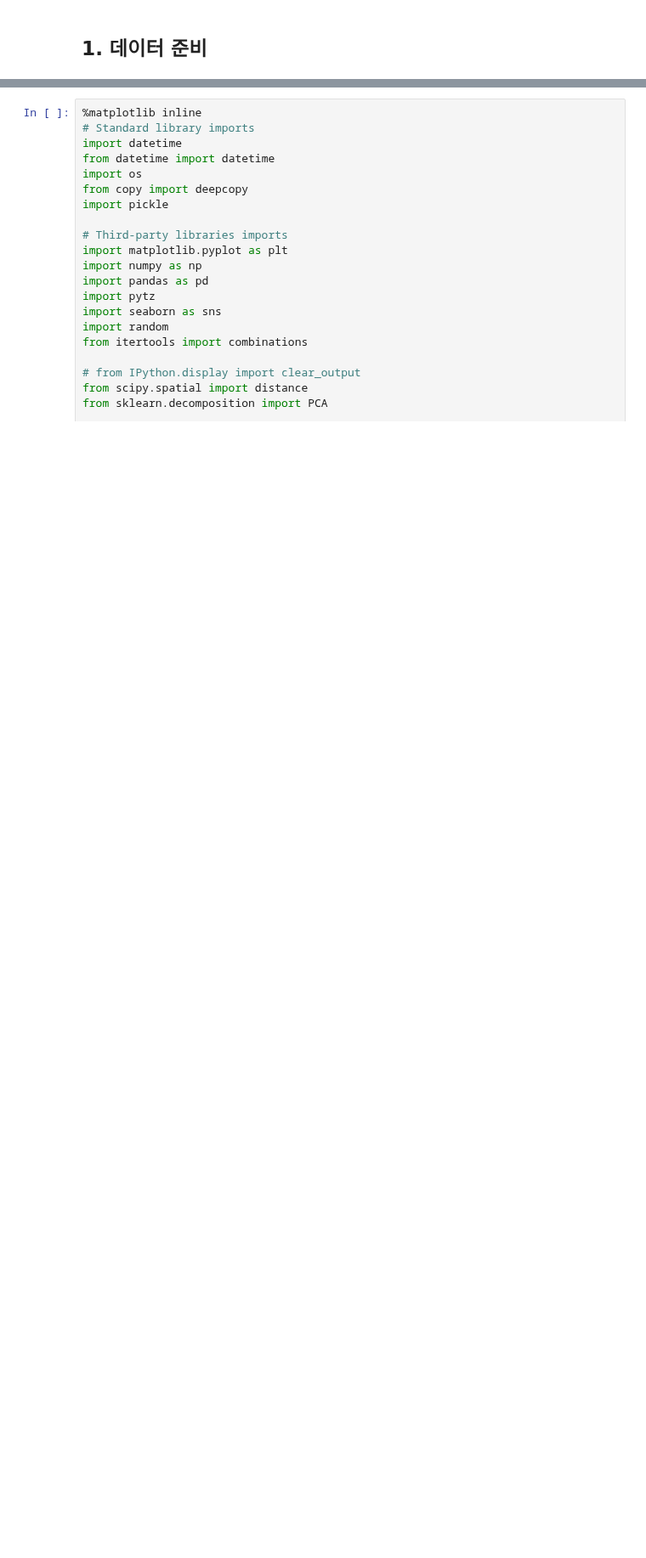
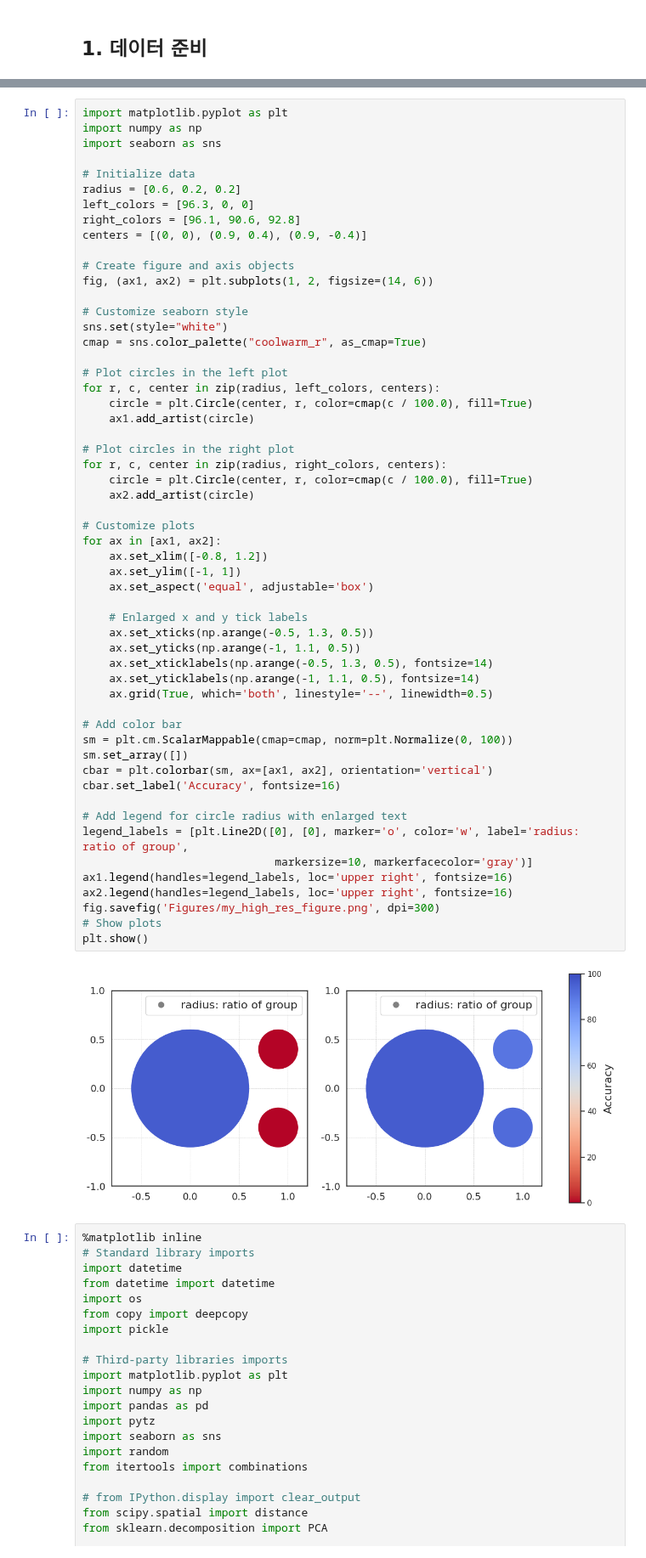
Before and after one commit to yangbaechu/FD-with-Label-Based-Group-Structure, a Jupyter notebook: FedCD.ipynb, the cells around one changed output, grey strips where cells are left out. Shown at 85% size. Drawn from its saved outputs; the diff is of its cells as text; blank space fills up the shorter version.

```diff
--- a/FedCD.ipynb
+++ b/FedCD.ipynb
@@ -3,3 +46,60 @@
+# %%
+import matplotlib.pyplot as plt
+import numpy as np
+import seaborn as sns
+
+# Initialize data
+radius = [0.6, 0.2, 0.2]
+left_colors = [96.3, 0, 0]
+right_colors = [96.1, 90.6, 92.8]
+centers = [(0, 0), (0.9, 0.4), (0.9, -0.4)]
+
+# Create figure and axis objects
+fig, (ax1, ax2) = plt.subplots(1, 2, figsize=(14, 6))
+
+# Customize seaborn style
+sns.set(style="white")
+cmap = sns.color_palette("coolwarm_r", as_cmap=True)
+
+# Plot circles in the left plot
+for r, c, center in zip(radius, left_colors, centers):
+    circle = plt.Circle(center, r, color=cmap(c / 100.0), fill=True)
+    ax1.add_artist(circle)
+
+# Plot circles in the right plot
+for r, c, center in zip(radius, right_colors, centers):
+    circle = plt.Circle(center, r, color=cmap(c / 100.0), fill=True)
+    ax2.add_artist(circle)
+
+# Customize plots
+for ax in [ax1, ax2]:
+    ax.set_xlim([-0.8, 1.2])
+    ax.set_ylim([-1, 1])
+    ax.set_aspect('equal', adjustable='box')
+
+    # Enlarged x and y tick labels
+    ax.set_xticks(np.arange(-0.5, 1.3, 0.5))
+    ax.set_yticks(np.arange(-1, 1.1, 0.5))
+    ax.set_xticklabels(np.arange(-0.5, 1.3, 0.5), fontsize=14)
+    ax.set_yticklabels(np.arange(-1, 1.1, 0.5), fontsize=14)
+    ax.grid(True, which='both', linestyle='--', linewidth=0.5)
+
+# Add color bar
+sm = plt.cm.ScalarMappable(cmap=cmap, norm=plt.Normalize(0, 100))
+sm.set_array([])
+cbar = plt.colorbar(sm, ax=[ax1, ax2], orientation='vertical')
+cbar.set_label('Accuracy', fontsize=16)
+
+# Add legend for circle radius with enlarged text
+legend_labels = [plt.Line2D([0], [0], marker='o', color='w', label='radius: ratio of group',
+                             markersize=10, markerfacecolor='gray')]
+ax1.legend(handles=legend_labels, loc='upper right', fontsize=16)
+ax2.legend(handles=legend_labels, loc='upper right', fontsize=16)
+fig.savefig('Figures/my_high_res_figure.png', dpi=300)
+# Show plots
+plt.show()
+# %% [output]
+[figure, added]
 # %%
 %matplotlib inline
 # Standard library imports
```
Also changed, not shown: parts of 10 cells of this notebook, 7 other files.
